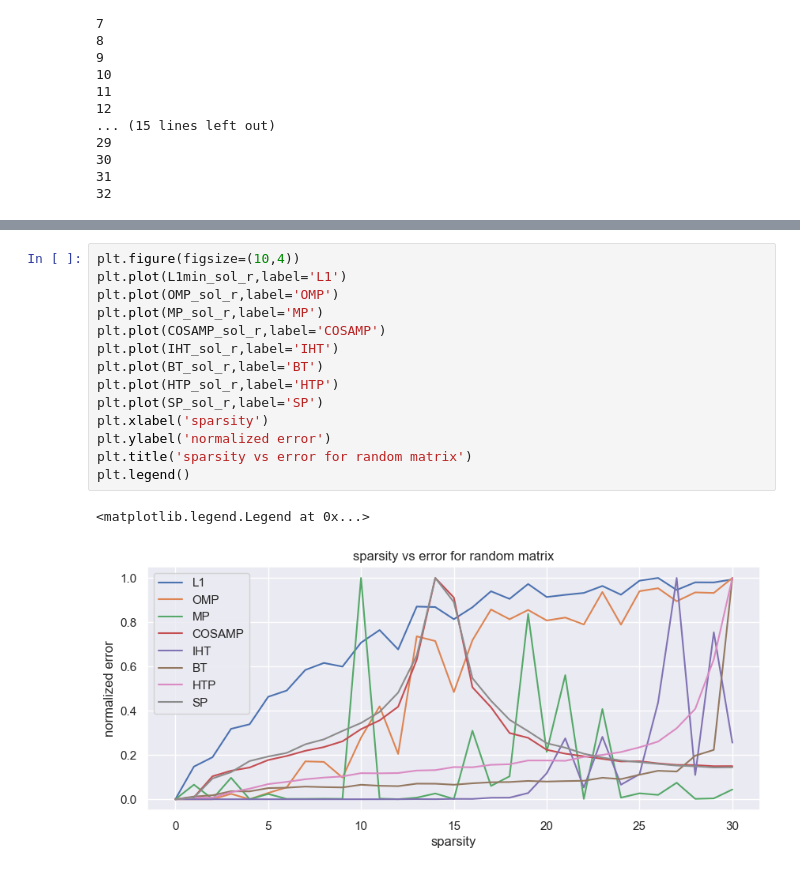
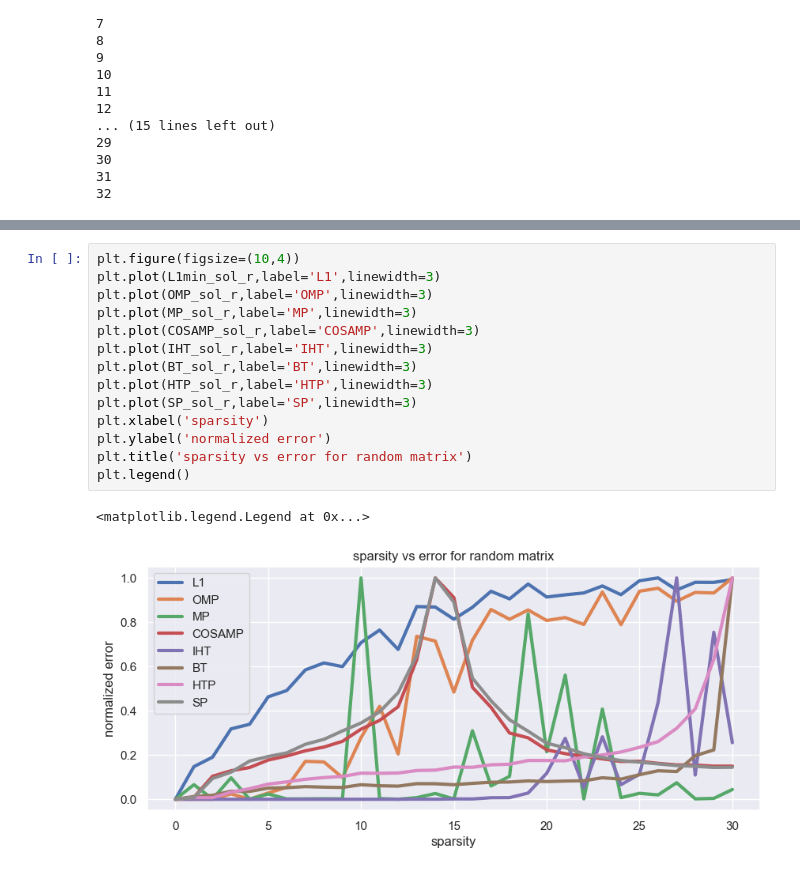
Before and after one commit to shouryaverma/compressed_sensing_project, a Jupyter notebook: recovery_algorithms.ipynb, the cells around one changed output, grey strips where cells are left out. Saved outputs shown, nothing was run; the diff lists cells and outputs as text.

```diff
--- a/recovery_algorithms.ipynb
+++ b/recovery_algorithms.ipynb
@@ -303,17 +303,17 @@ SP_sol_f = minmax_scale(avg_n(SP_solution_f,num))
 # %%
 plt.figure(figsize=(10,4))
-plt.plot(L1min_sol_r,label='L1')
-plt.plot(OMP_sol_r,label='OMP')
-plt.plot(MP_sol_r,label='MP')
-plt.plot(COSAMP_sol_r,label='COSAMP')
-plt.plot(IHT_sol_r,label='IHT')
-plt.plot(BT_sol_r,label='BT')
-plt.plot(HTP_sol_r,label='HTP')
-plt.plot(SP_sol_r,label='SP')
+plt.plot(L1min_sol_r,label='L1',linewidth=3)
+plt.plot(OMP_sol_r,label='OMP',linewidth=3)
+plt.plot(MP_sol_r,label='MP',linewidth=3)
+plt.plot(COSAMP_sol_r,label='COSAMP',linewidth=3)
+plt.plot(IHT_sol_r,label='IHT',linewidth=3)
+plt.plot(BT_sol_r,label='BT',linewidth=3)
+plt.plot(HTP_sol_r,label='HTP',linewidth=3)
+plt.plot(SP_sol_r,label='SP',linewidth=3)
 plt.xlabel('sparsity')
 plt.ylabel('normalized error')
 plt.title('sparsity vs error for random matrix')
 plt.legend()
 # %% [output]
 <matplotlib.legend.Legend at 0x...>
-[figure, old version]
+[figure, new version]
```
Also changed, not shown: parts of 6 cells of this notebook.
